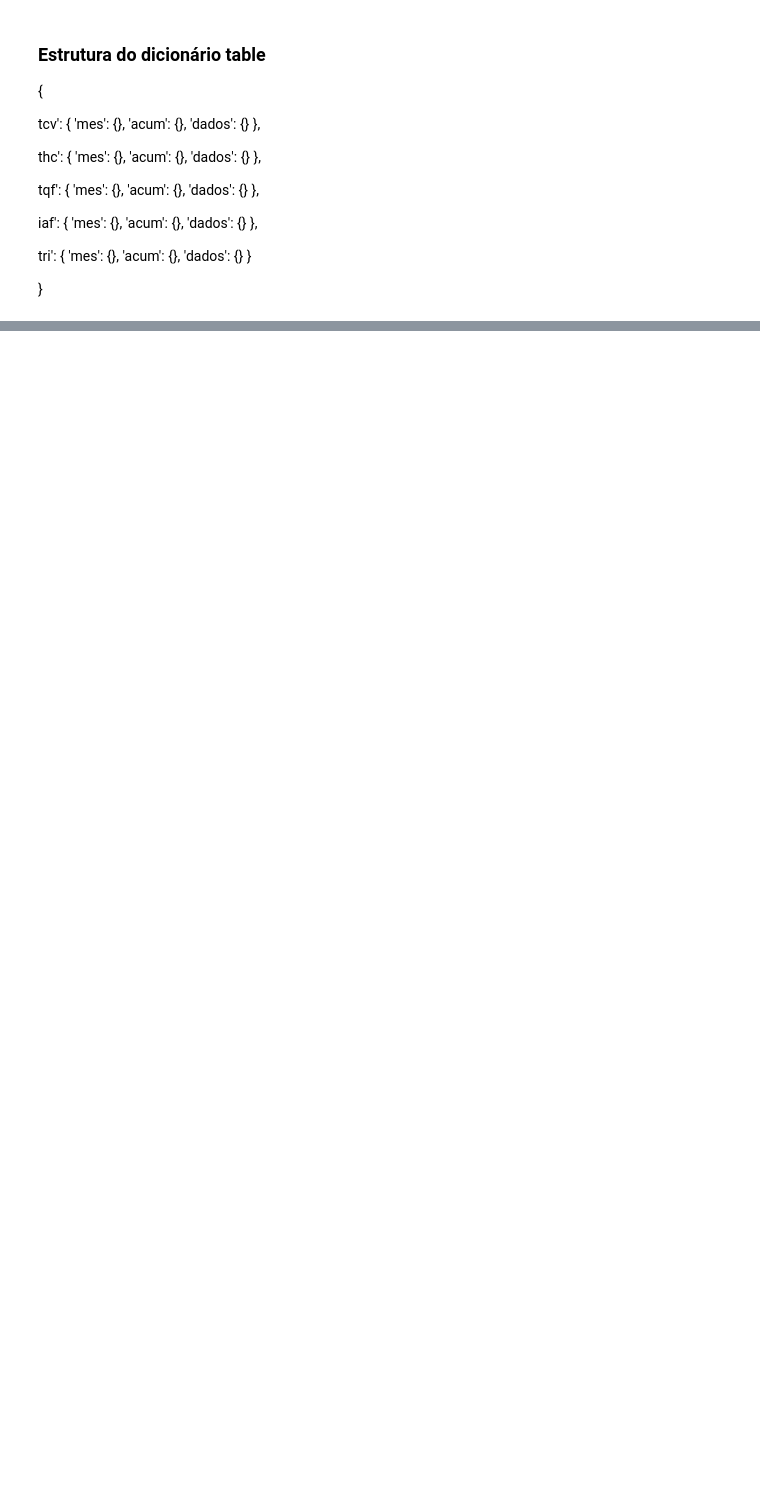
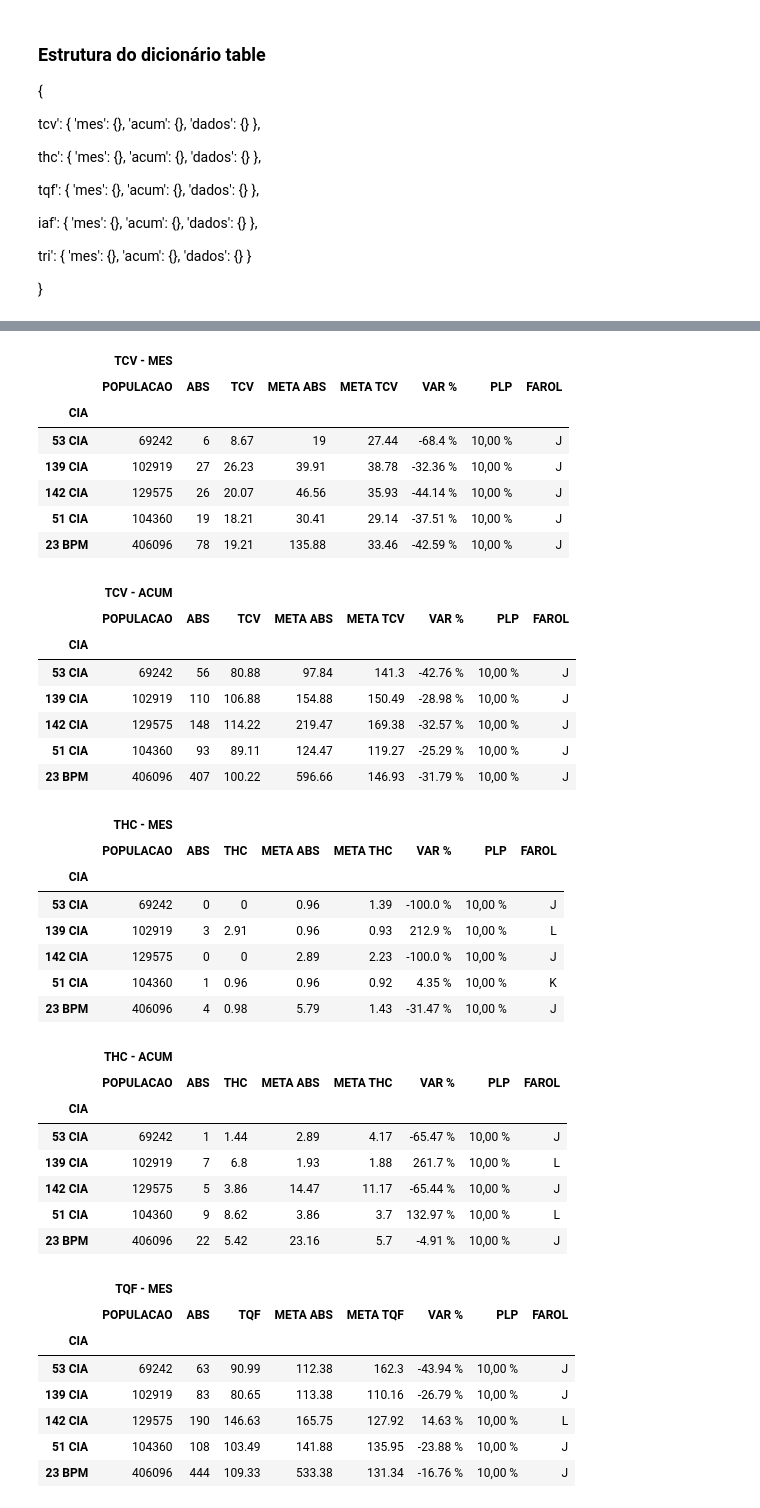
Before and after one commit to WENDEL4891/gdo-pandas, a Jupyter notebook: Dados do Armazém.ipynb, the cells around one changed output, grey strips where cells are left out. Cells and saved outputs as stored; diff of their text form; code cells hidden in the pictures; blank space fills up the shorter version.

```diff
--- a/Dados do Armazém.ipynb
+++ b/Dados do Armazém.ipynb
@@ -205,0 +40,47 @@ multiple_dfs(dfs, 'tcv-thc-tqf', 'indicadores_armazem.xlsx', 4)
+# %%
+for indicador in ['tcv', 'thc', 'tqf', 'iaf', 'tri']:
+    for periodo in ['mes', 'acum']:
+        display(tables[indicador][periodo].style.applymap(
+            farol, subset=[(indicador.upper()+' - '+periodo.upper(), 'FAROL')])
+        )
+# %% [output]
+|  | TCV - MES |  |  |  |  |  |  |  |
+|  | POPULACAO | ABS | TCV | META ABS | META TCV | VAR % | PLP | FAROL |
+| CIA |  |  |  |  |  |  |  |  |
+| 53 CIA | 69242 | 6 | 8.67 | 19 | 27.44 | -68.4 % | 10,00 % | J |
+| 139 CIA | 102919 | 27 | 26.23 | 39.91 | 38.78 | -32.36 % | 10,00 % | J |
+| 142 CIA | 129575 | 26 | 20.07 | 46.56 | 35.93 | -44.14 % | 10,00 % | J |
+| 51 CIA | 104360 | 19 | 18.21 | 30.41 | 29.14 | -37.51 % | 10,00 % | J |
+| 23 BPM | 406096 | 78 | 19.21 | 135.88 | 33.46 | -42.59 % | 10,00 % | J |
+|  | TCV - ACUM |  |  |  |  |  |  |  |
+|  | POPULACAO | ABS | TCV | META ABS | META TCV | VAR % | PLP | FAROL |
+| CIA |  |  |  |  |  |  |  |  |
+| 53 CIA | 69242 | 56 | 80.88 | 97.84 | 141.3 | -42.76 % | 10,00 % | J |
+| 139 CIA | 102919 | 110 | 106.88 | 154.88 | 150.49 | -28.98 % | 10,00 % | J |
+| 142 CIA | 129575 | 148 | 114.22 | 219.47 | 169.38 | -32.57 % | 10,00 % | J |
+| 51 CIA | 104360 | 93 | 89.11 | 124.47 | 119.27 | -25.29 % | 10,00 % | J |
+| 23 BPM | 406096 | 407 | 100.22 | 596.66 | 146.93 | -31.79 % | 10,00 % | J |
+|  | THC - MES |  |  |  |  |  |  |  |
+|  | POPULACAO | ABS | THC | META ABS | META THC | VAR % | PLP | FAROL |
+| CIA |  |  |  |  |  |  |  |  |
+| 53 CIA | 69242 | 0 | 0 | 0.96 | 1.39 | -100.0 % | 10,00 % | J |
+| 139 CIA | 102919 | 3 | 2.91 | 0.96 | 0.93 | 212.9 % | 10,00 % | L |
+| 142 CIA | 129575 | 0 | 0 | 2.89 | 2.23 | -100.0 % | 10,00 % | J |
+| 51 CIA | 104360 | 1 | 0.96 | 0.96 | 0.92 | 4.35 % | 10,00 % | K |
+| 23 BPM | 406096 | 4 | 0.98 | 5.79 | 1.43 | -31.47 % | 10,00 % | J |
+|  | THC - ACUM |  |  |  |  |  |  |  |
+|  | POPULACAO | ABS | THC | META ABS | META THC | VAR % | PLP | FAROL |
+| CIA |  |  |  |  |  |  |  |  |
+| 53 CIA | 69242 | 1 | 1.44 | 2.89 | 4.17 | -65.47 % | 10,00 % | J |
+| 139 CIA | 102919 | 7 | 6.8 | 1.93 | 1.88 | 261.7 % | 10,00 % | L |
+| 142 CIA | 129575 | 5 | 3.86 | 14.47 | 11.17 | -65.44 % | 10,00 % | J |
+| 51 CIA | 104360 | 9 | 8.62 | 3.86 | 3.7 | 132.97 % | 10,00 % | L |
+| 23 BPM | 406096 | 22 | 5.42 | 23.16 | 5.7 | -4.91 % | 10,00 % | J |
+|  | TQF - MES |  |  |  |  |  |  |  |
+|  | POPULACAO | ABS | TQF | META ABS | META TQF | VAR % | PLP | FAROL |
+| CIA |  |  |  |  |  |  |  |  |
+| 53 CIA | 69242 | 63 | 90.99 | 112.38 | 162.3 | -43.94 % | 10,00 % | J |
+| 139 CIA | 102919 | 83 | 80.65 | 113.38 | 110.16 | -26.79 % | 10,00 % | J |
+| 142 CIA | 129575 | 190 | 146.63 | 165.75 | 127.92 | 14.63 % | 10,00 % | L |
+| 51 CIA | 104360 | 108 | 103.49 | 141.88 | 135.95 | -23.88 % | 10,00 % | J |
+| 23 BPM | 406096 | 444 | 109.33 | 533.38 | 131.34 | -16.76 % | 10,00 % | J |
```
Also changed, not shown: parts of 11 cells of this notebook, 1 other file.
